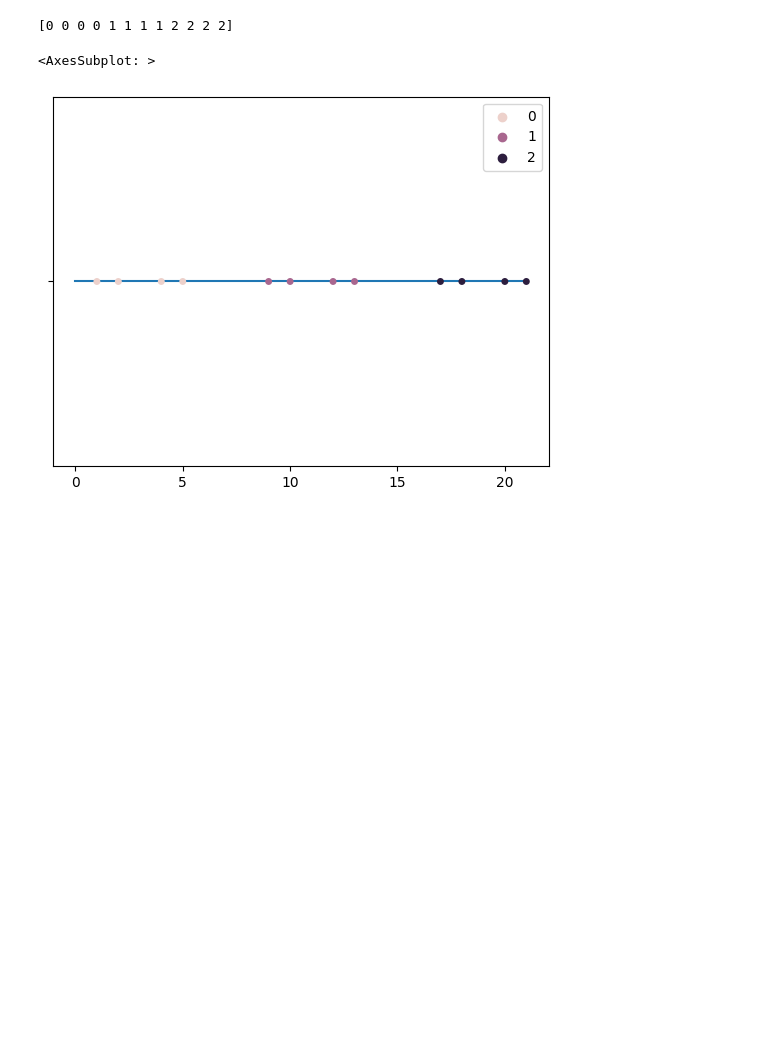
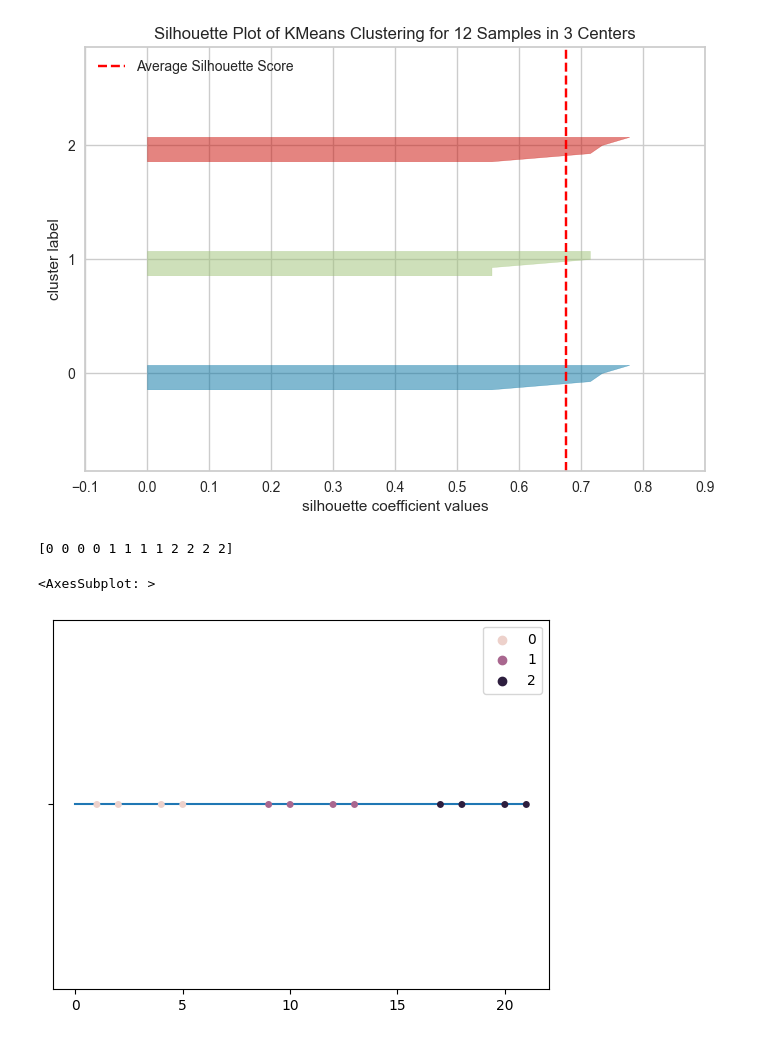
Before and after one commit to jasonrichdarmawan/p1-g4, a Jupyter notebook: playground/kmeans.ipynb, the cells around one changed output. Saved outputs shown, nothing was run; the diff lists cells and outputs as text; code cells hidden in the pictures; blank space fills up the shorter version.

```diff
--- a/playground/kmeans.ipynb
+++ b/playground/kmeans.ipynb
@@ -52,3 +53,11 @@ isolate()
+# %%
+def isolate():
+    visualizer = SilhouetteVisualizer(estimator=KMeans(n_clusters=3, random_state=17), colors='yellowbrick')
+    visualizer.fit(X=X_train.reshape(-1,1))
+    visualizer.show()
+isolate()
+# %% [output]
+[figure, added]
 # %%
 kmeans = KMeans(n_clusters=3,
                 # each 3 random selected centroid will iter 1 times
```
Also changed, not shown: parts of 2 cells of this notebook, 1 other file.
